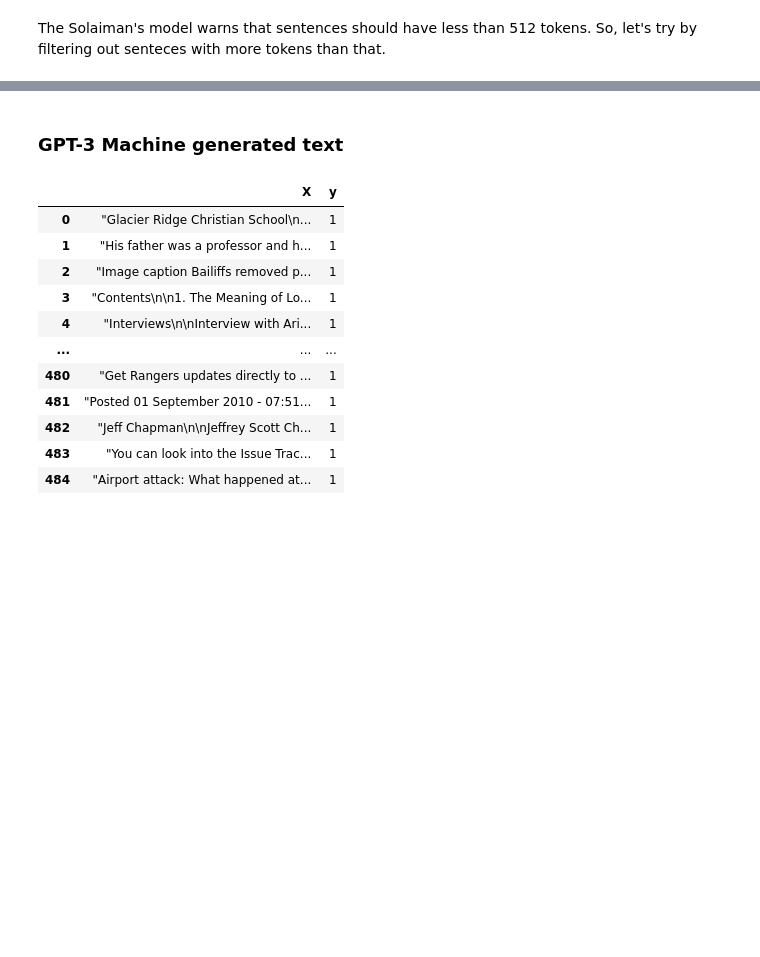
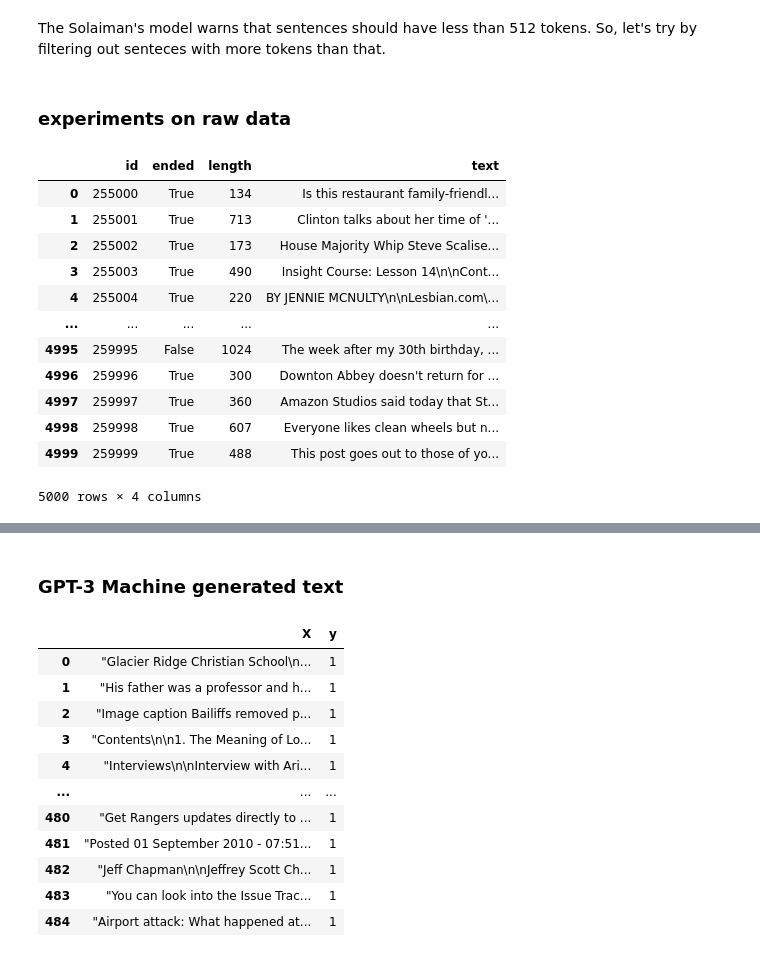
Before and after one commit to bancaditalia/gen-text-detect, a Jupyter notebook: gtc_existing_approaches_solaiman.ipynb, the cells around one changed output, grey strips where cells are left out. Cells and saved outputs as stored; diff of their text form; code cells hidden in the pictures; blank space fills up the shorter version.

Commit message:
Solaiman: run on webtext-gpt2output test datasets

```diff
--- a/gtc_existing_approaches_solaiman.ipynb
+++ b/gtc_existing_approaches_solaiman.ipynb
@@ -99,7 +99,7 @@ import pandas as pd
 import os
 import time
 # %%
-data_path = "./data"
+data_path = "./../../get_text_detect_space/datasets/GPT2vsWebText/"
 datasets = sorted([f for f in os.listdir(data_path) if os.path.isfile(os.path.join(data_path, f))])
 # %%
 datasets
@@ -342,3 +324,8 @@ Wall time: 2h 20min 27s
 # gtc_evaluate(mg_pd[:10], solaiman_detector, score_func=safe_accuracy)
 # %% [markdown]
 The Solaiman's model warns that sentences should have less than 512 tokens. So, let's try by filtering out senteces with more tokens than that.
+# %% [markdown]
+### experiments on raw data
+# %%
+ds_hwraw_filename = 'webtext.test.jsonl'
+ds_hw_raw = pd.read_json(os.path.join(data_path, ds_hwraw_filename), lines = True)
@@ -344,0 +335,16 @@ The Solaiman's model warns that sentences should have less than 512 tokens. So,
+# %%
+ds_hw_raw
+# %% [output]
+|  | id | ended | length | text |
+| 0 | 255000 | True | 134 | Is this restaurant family-friendl... |
+| 1 | 255001 | True | 713 | Clinton talks about her time of '... |
+| 2 | 255002 | True | 173 | House Majority Whip Steve Scalise... |
+| 3 | 255003 | True | 490 | Insight Course: Lesson 14\n\nCont... |
+| 4 | 255004 | True | 220 | BY JENNIE MCNULTY\n\nLesbian.com\... |
+| ... | ... | ... | ... | ... |
+| 4995 | 259995 | False | 1024 | The week after my 30th birthday, ... |
+| 4996 | 259996 | True | 300 | Downton Abbey doesn't return for ... |
+| 4997 | 259997 | True | 360 | Amazon Studios said today that St... |
+| 4998 | 259998 | True | 607 | Everyone likes clean wheels but n... |
+| 4999 | 259999 | True | 488 | This post goes out to those of yo... |
+5000 rows × 4 columns
```
Also changed, not shown: parts of 13 cells of this notebook.
